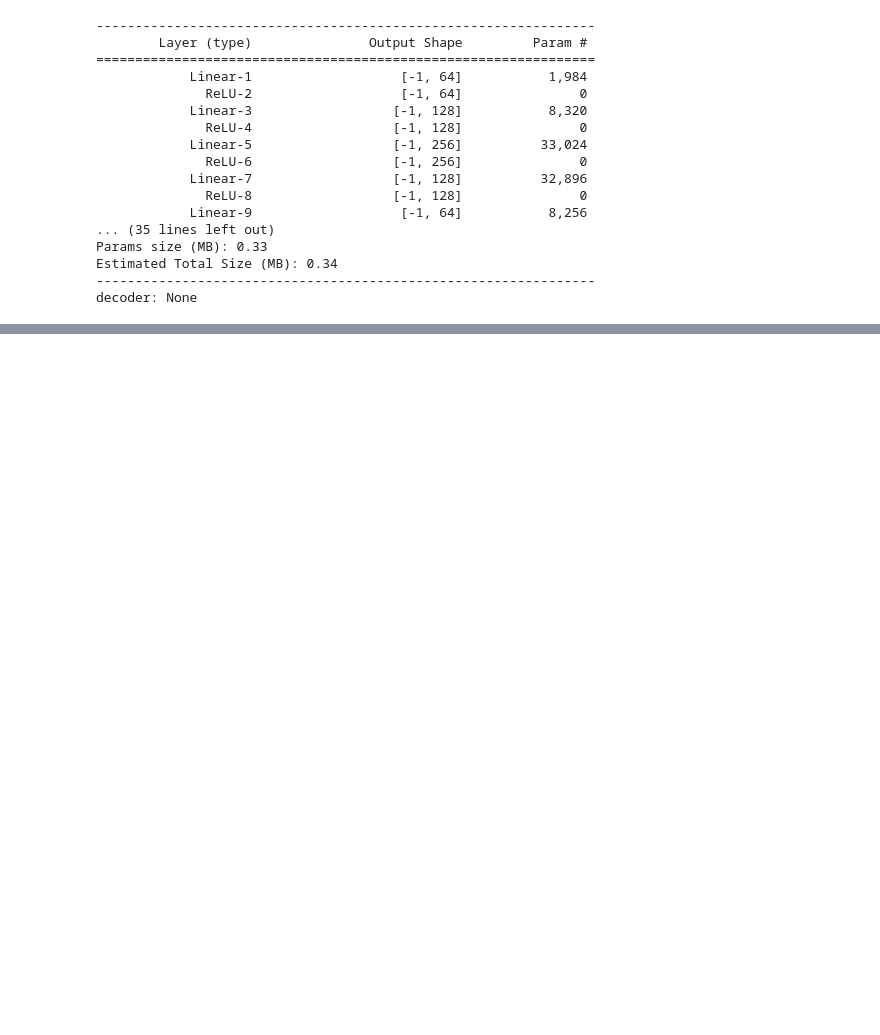
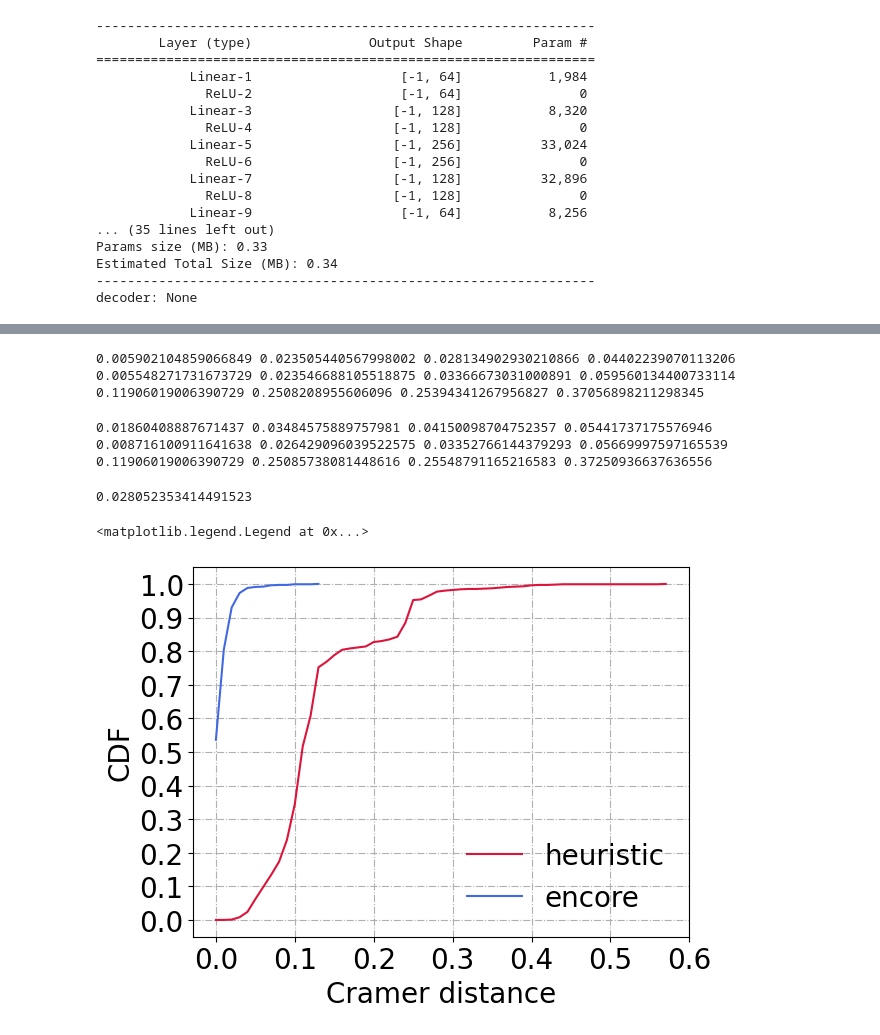
Before and after one commit to SijiangHuang/Encore-HotNets, a Jupyter notebook: vae.ipynb, the cells around one changed output, grey strips where cells are left out. Cells and saved outputs as stored; diff of their text form; code cells hidden in the pictures; blank space fills up the shorter version.

```diff
--- a/vae.ipynb
+++ b/vae.ipynb
@@ -153,5 +154,10 @@ Params size (MB): 0.33
 Estimated Total Size (MB): 0.34
 ----------------------------------------------------------------
 decoder: None
+# %%
+date = 'univ-2023-6-6-23'
+model_name = '1000000'
+encoder = torch.load('model/{date}/encoder-{name}.pth'.format(date=date, name=model_name))
+decoder = torch.load('model/{date}/decoder-{name}.pth'.format(date=date, name=model_name))
 # %%
 dataset = torch.tensor(sizedata, dtype=torch.float)
@@ -220,0 +247,52 @@ epoch=19300, loss=2.08e-03, min_loss=2.04e-03, kld=17.27, recon=1.90e-03, size=0
+# %%
+all_size = []
+for i in range(pairs):
+    all_size.extend(list(pairdata[freqpairs[i]]['size_index'].values))
+values, counts = np.unique(all_size, return_counts=True)
+all_size = np.zeros(n_size, dtype=float)
+all_size[values] = counts
+all_size /= all_size.sum()
+
+he_dis = []
+for i in range(pairs):
+    he_dis.append(cramer_dis(all_size, sizedata[i]))
+# %%
+print(np.median(accuracy), np.percentile(accuracy, 90), np.percentile(accuracy, 95), np.percentile(accuracy, 99))
+print(np.median(coverage), np.percentile(coverage, 90), np.percentile(coverage, 95), np.percentile(coverage, 99))
+print(np.median(he_dis), np.percentile(he_dis, 90), np.percentile(he_dis, 95), np.percentile(he_dis, 99))
+# %% [output]
+0.005902104859066849 0.023505440567998002 0.028134902930210866 0.04402239070113206
+0.005548271731673729 0.023546688105518875 0.03366673031000891 0.059560134400733114
+0.11906019006390729 0.2508208955606096 0.25394341267956827 0.37056898211298345
+# %%
+print(np.median(accuracy), np.sort(accuracy)[-100], np.sort(accuracy)[-50], np.sort(accuracy)[-10])
+print(np.median(coverage), np.sort(coverage)[-100], np.sort(coverage)[-50], np.sort(coverage)[-10])
+print(np.median(he_dis), np.sort(he_dis)[-100], np.sort(he_dis)[-50], np.sort(he_dis)[-10])
+# %% [output]
+0.01860408887671437 0.03484575889757981 0.04150098704752357 0.05441737175576946
+0.008716100911641638 0.026429096039522575 0.03352766144379293 0.05669997597165539
+0.11906019006390729 0.25085738081448616 0.25548791165216583 0.37250936637636556
+# %%
+np.min(he_dis)
+# %% [output]
+0.028052353414491523
+# %%
+import matplotlib.pyplot as plt
+values, bins = np.histogram(he_dis, bins=np.arange(0, np.max(he_dis) + 0.01, 0.01))
+cdf = np.cumsum(values) / values.sum()
+plt.plot(bins[:-1], cdf, color='crimson', label='heuristic')
+
+encore_dis = coverage
+values, bins = np.histogram(encore_dis, bins=np.arange(0, np.max(encore_dis) + 0.01, 0.01))
+cdf = np.cumsum(values) / values.sum()
+plt.plot(bins[:-1], cdf, color='royalblue', label='encore')
+
+plt.xticks(np.arange(0, 0.7, 0.1), fontsize=20)
+plt.yticks(np.arange(0, 1.1, 0.1), fontsize=20)
+plt.ylabel('CDF', fontsize=20)
+plt.xlabel('Cramer distance', fontsize=20)
+plt.grid(linestyle='-.')
+plt.legend(fontsize=20, frameon=False)
+# %% [output]
+<matplotlib.legend.Legend at 0x...>
+[figure, added]
```
Also changed, not shown: parts of 6 cells of this notebook, 5 other files.
